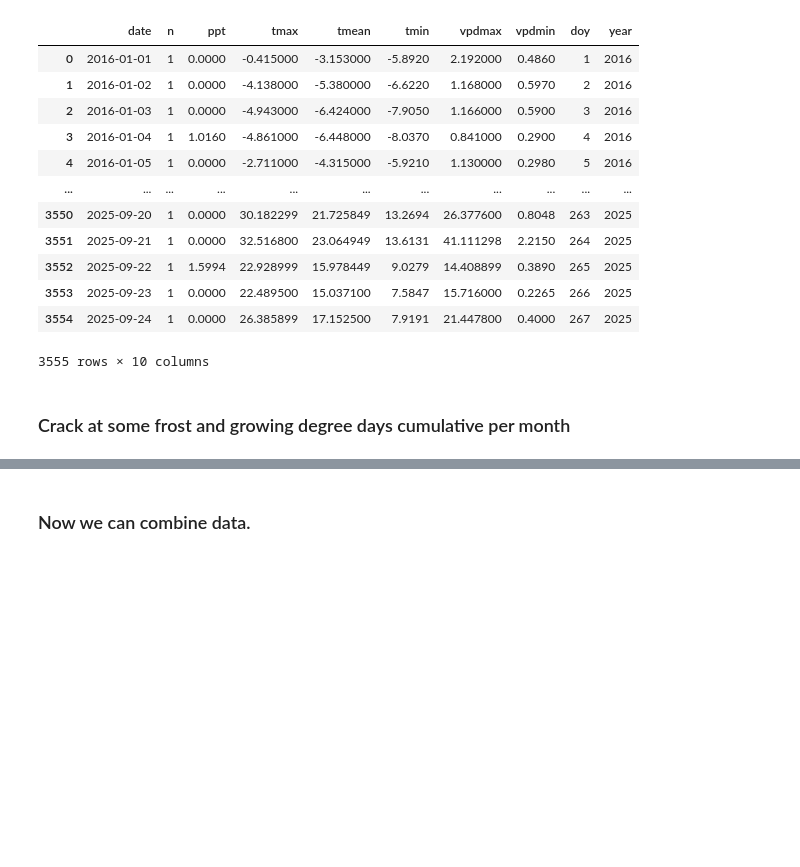
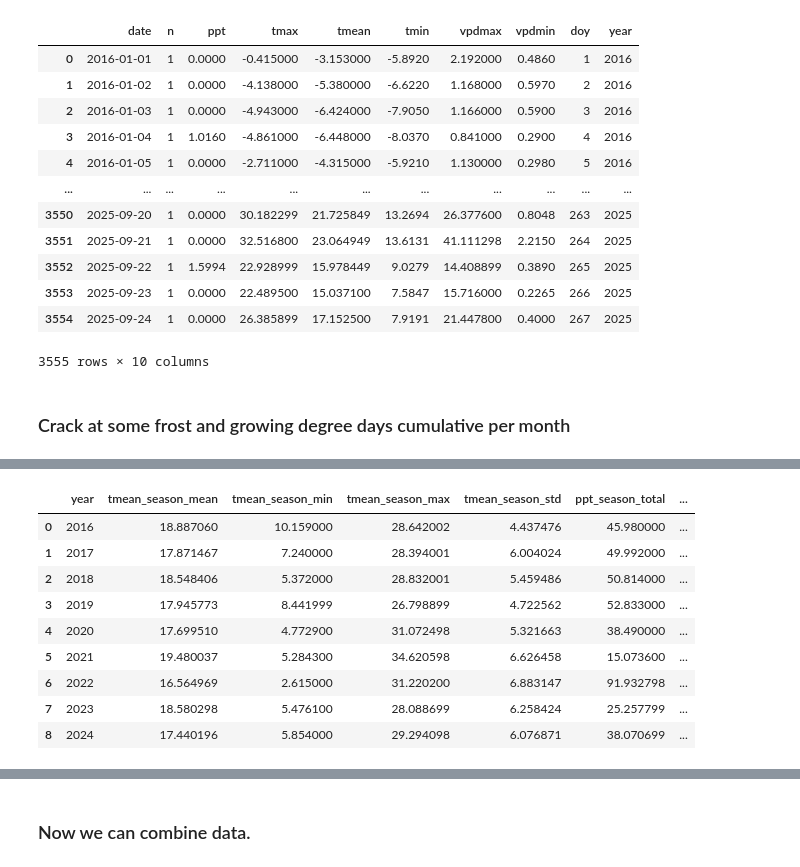
Before and after one commit to simonhansedasi/GrapeExpectations, a Jupyter notebook: RegressionRidge/data_wrangling/05_assemble_data.ipynb, the cells around one changed output, grey strips where cells are left out. Saved outputs shown, nothing was run; the diff lists cells and outputs as text; code cells hidden in the pictures; blank space fills up the shorter version.

```diff
--- a/RegressionRidge/data_wrangling/05_assemble_data.ipynb
+++ b/RegressionRidge/data_wrangling/05_assemble_data.ipynb
@@ -88,7 +85,7 @@ df = df.merge(veg_agg, how = 'inner', on = 'plot_id')
 
 First load the wather that has been unzipped and clipped to the vineyard
 # %%
-weather = pd.read_pickle('data/PRISM/df.pkl')
+weather = pd.read_pickle('../data/PRISM/df.pkl')
 
 
 
@@ -129,17 +126,18 @@ weather['gdd'] = (weather['tmean'] - 10).clip(lower=0)
 weather = weather[weather['year'] != 2025].copy()
 # %%
 # Compute cumulative GDD for each month
+weather['week'] = weather['date'].dt.week
 weather['month'] = weather['date'].dt.month
-cumulative_gdd = weather.groupby([ 'year', 'month'])['gdd'].sum().groupby(level=[0,1]).cumsum()
+cumulative_gdd = weather.groupby([ 'year', 'week'])['gdd'].sum().groupby(level=[0,1]).cumsum()
 # Reset index to turn MultiIndex into columns
 cumulative_gdd = cumulative_gdd.rename('cumulative_gdd').reset_index()
 
 # Merge back to weather
 weather = weather.merge(
     cumulative_gdd,
-    on=['year', 'month'],
+    on=['year', 'week'],
     how='left'
 )
 
 
-weather
+weather = weather[weather['week'].isin([str(i) for i in range(14,36)])]
@@ -228,10 +143,0 @@ weather
-# %%
-# Compute mean/std per feature over historical years
-climate_features = ['ppt', 'tmean', 'tmax','tmin','vpdmax','vpdmin', 'gdd']
-
-for feat in climate_features:
-    mean_hist = weather.groupby('year')[feat].transform('mean')
-    std_hist = weather.groupby('year')[feat].transform('std')
-
-    # z-score relative to historical mean/std
-    weather[f'{feat}_anom'] = (weather[feat] - mean_hist) / std_hist
@@ -310,0 +165,30 @@ weather_wide
+# %%
+season_months = list(range(4,8))  # April through July
+season_weather = weather[weather['month'].isin(season_months)]
+
+season_summary = (
+    season_weather.groupby('year')
+    .agg(
+        tmean_season_mean=('tmean','mean'),
+        tmean_season_min=('tmean','min'),
+        tmean_season_max=('tmean','max'),
+        tmean_season_std=('tmean','std'),
+        ppt_season_total=('ppt','sum'),
+        gdd_season_total=('gdd','sum'),
+        vpdmax_season_mean=('vpdmax','mean')
+    )
+    .reset_index()
+)
+# %%
+season_summary
+# %% [output]
+|  | year | tmean_season_mean | tmean_season_min | tmean_season_max | tmean_season_std | ppt_season_total | ... |
+| 0 | 2016 | 18.887060 | 10.159000 | 28.642002 | 4.437476 | 45.980000 | ... |
+| 1 | 2017 | 17.871467 | 7.240000 | 28.394001 | 6.004024 | 49.992000 | ... |
+| 2 | 2018 | 18.548406 | 5.372000 | 28.832001 | 5.459486 | 50.814000 | ... |
+| 3 | 2019 | 17.945773 | 8.441999 | 26.798899 | 4.722562 | 52.833000 | ... |
+| 4 | 2020 | 17.699510 | 4.772900 | 31.072498 | 5.321663 | 38.490000 | ... |
+| 5 | 2021 | 19.480037 | 5.284300 | 34.620598 | 6.626458 | 15.073600 | ... |
+| 6 | 2022 | 16.564969 | 2.615000 | 31.220200 | 6.883147 | 91.932798 | ... |
+| 7 | 2023 | 18.580298 | 5.476100 | 28.088699 | 6.258424 | 25.257799 | ... |
+| 8 | 2024 | 17.440196 | 5.854000 | 29.294098 | 6.076871 | 38.070699 | ... |
```
Also changed, not shown: parts of 39 cells of this notebook, 1 other file.
